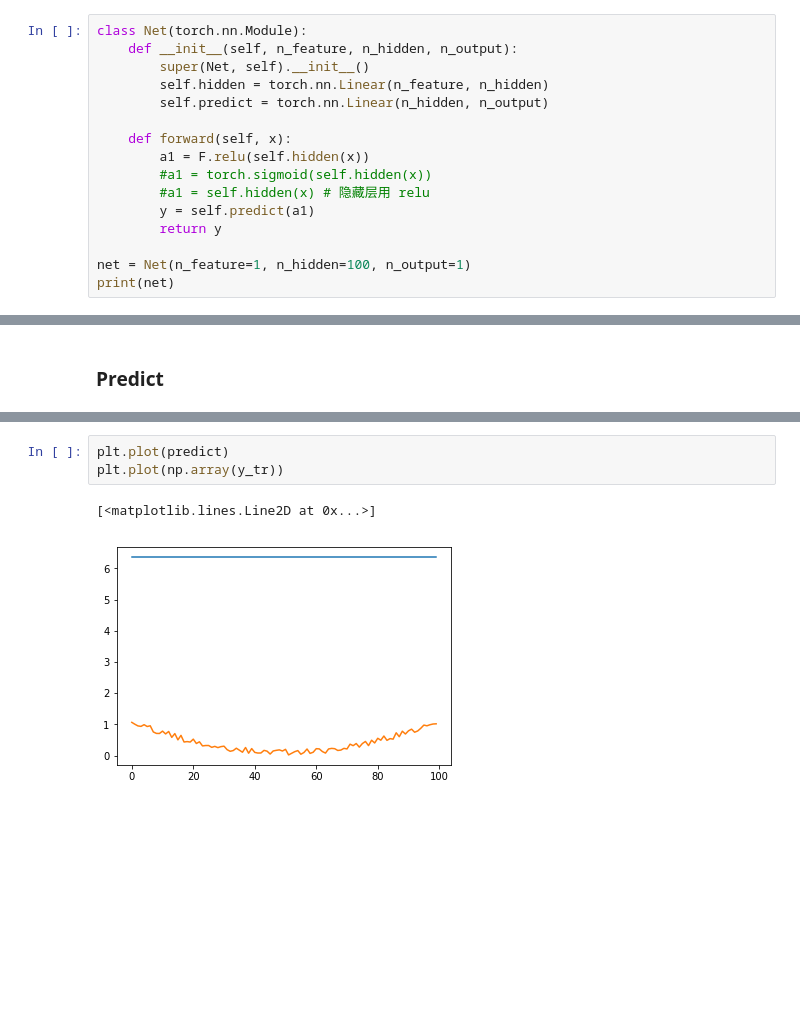
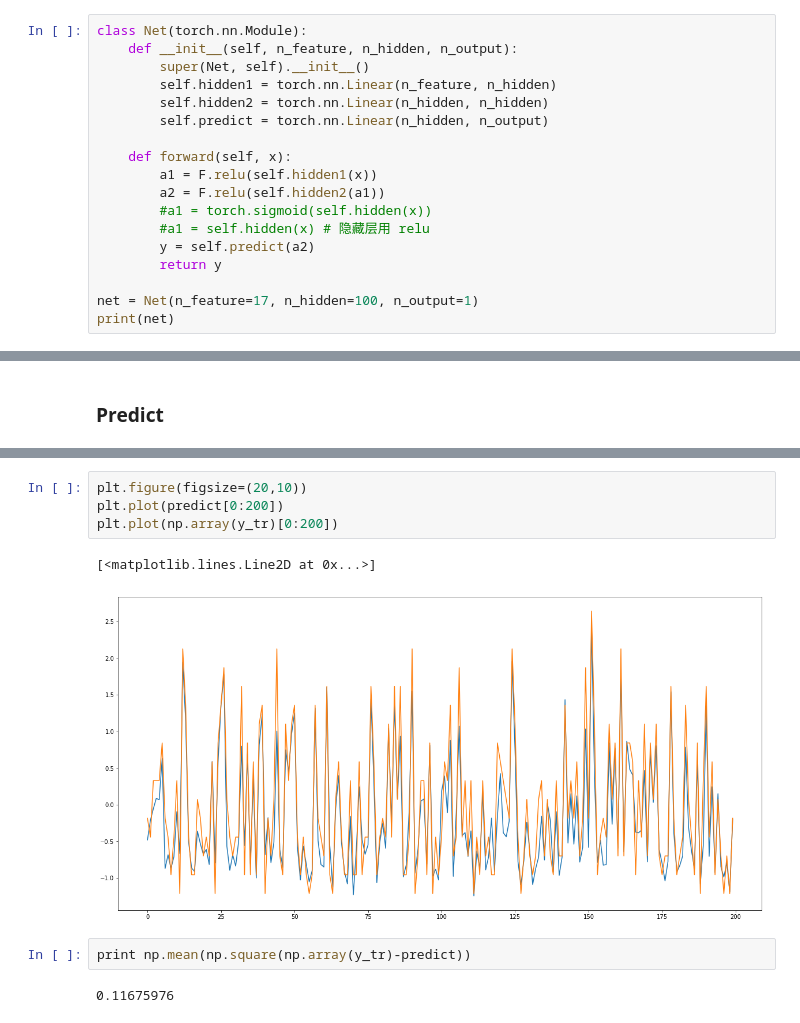
Before and after one commit to gianlucamancini7/ml_project2, a Jupyter notebook: NN_Tianchu.ipynb, the cells around one changed output, grey strips where cells are left out. Cells and saved outputs as stored; diff of their text form; blank space fills up the shorter version.

```diff
--- a/NN_Tianchu.ipynb
+++ b/NN_Tianchu.ipynb
@@ -87,17 +93,19 @@ print X.shape
 class Net(torch.nn.Module):
     def __init__(self, n_feature, n_hidden, n_output):
         super(Net, self).__init__()
-        self.hidden = torch.nn.Linear(n_feature, n_hidden)
+        self.hidden1 = torch.nn.Linear(n_feature, n_hidden)
+        self.hidden2 = torch.nn.Linear(n_hidden, n_hidden)
         self.predict = torch.nn.Linear(n_hidden, n_output)
 
     def forward(self, x):
-        a1 = F.relu(self.hidden(x))
+        a1 = F.relu(self.hidden1(x))
+        a2 = F.relu(self.hidden2(a1))
         #a1 = torch.sigmoid(self.hidden(x))
         #a1 = self.hidden(x) # 隐藏层用 relu
-        y = self.predict(a1)
+        y = self.predict(a2)
         return y
 
-net = Net(n_feature=1, n_hidden=100, n_output=1)
+net = Net(n_feature=17, n_hidden=100, n_output=1)
 print(net)
 # %% [output]
 Net(
@@ -181,6 +188,11 @@ tensor(1.9209, grad_fn=<MseLossBackward>)
 # %%
-plt.plot(predict)
-plt.plot(np.array(y_tr))
+plt.figure(figsize=(20,10))
+plt.plot(predict[0:200])
+plt.plot(np.array(y_tr)[0:200])
 # %% [output]
 [<matplotlib.lines.Line2D at 0x...>]
-[figure, old version]
+[figure, new version]
+# %%
+print np.mean(np.square(np.array(y_tr)-predict))
+# %% [output]
+0.11675976
```
Also changed, not shown: parts of 12 cells of this notebook, 1 other file.
